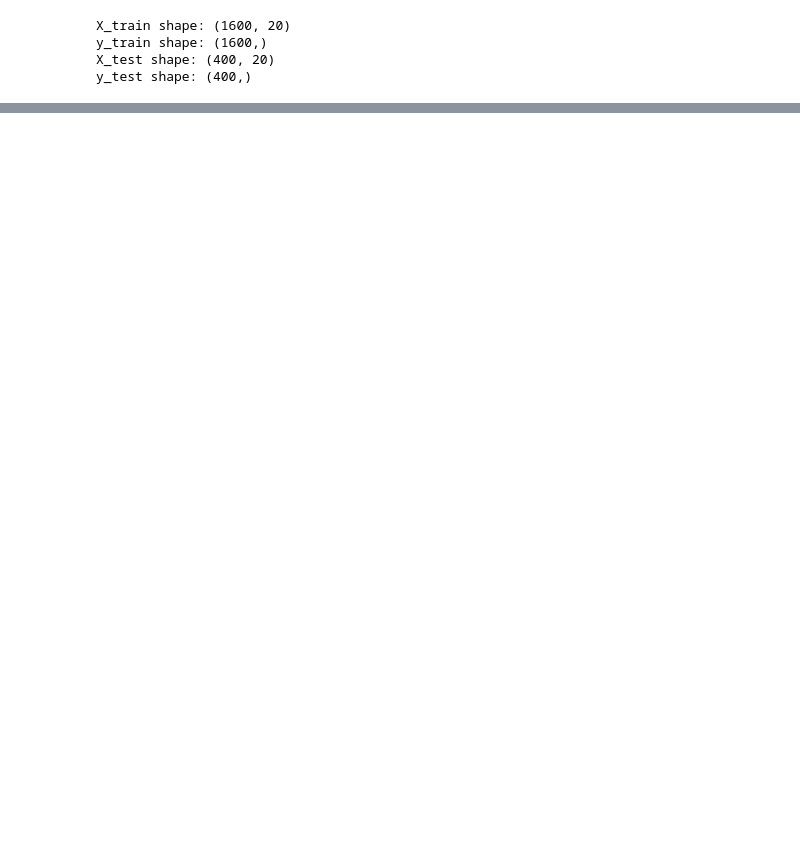
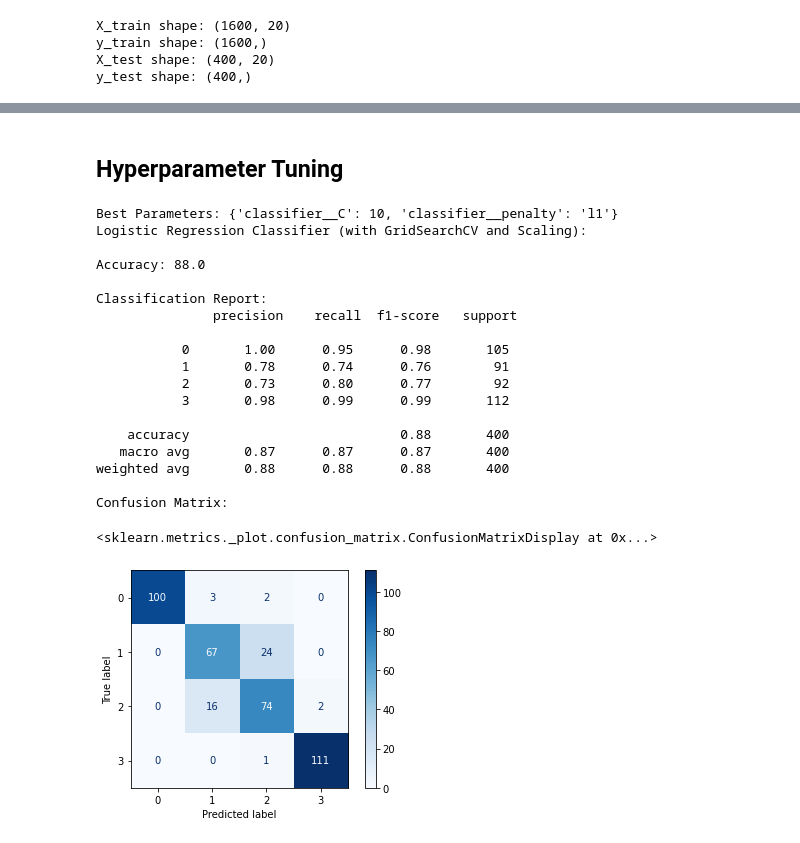
Before and after one commit to Ogutu01/Mobile-Price-Classifier, a Jupyter notebook: index.ipynb, the cells around one changed output, grey strips where cells are left out. Drawn from its saved outputs; the diff is of its cells as text; code cells hidden in the pictures; blank space fills up the shorter version.

```diff
--- a/index.ipynb
+++ b/index.ipynb
@@ -349,0 +439,68 @@ Confusion Matrix:
+# %% [markdown]
+## **Hyperparameter Tuning**
+# %%
+from sklearn.model_selection import GridSearchCV
+from sklearn.pipeline import Pipeline
+from sklearn.preprocessing import StandardScaler
+
+# Define pipeline with scaler and logistic regression
+pipeline = Pipeline([
+    ('scaler', StandardScaler()),
+    ('classifier', LogisticRegression(multi_class='ovr', solver='liblinear', random_state=42))
+])
+
+# Define parameter grid for GridSearchCV
+param_grid = {
+    'classifier__C': [0.001, 0.01, 0.1, 1, 10, 100],  # Regularization strength
+    'classifier__penalty': ['l1', 'l2']  # Penalty type
+}
+
+# Perform GridSearchCV
+grid_search = GridSearchCV(pipeline, param_grid, cv=5, scoring='accuracy')
+grid_search.fit(X_train, y_train)
+
+# Get best parameters and best estimator
+best_params = grid_search.best_params_
+best_estimator = grid_search.best_estimator_
+
+print("Best Parameters:", best_params)
+
+# Make predictions with best estimator
+y_pred = best_estimator.predict(X_test)
+
+# Evaluate the model
+accuracy = round(accuracy_score(y_test, y_pred) * 100, 2)
+classification_report_result = classification_report(y_test, y_pred)
+conf_matrix = confusion_matrix(y_test, y_pred)
+
+print("Logistic Regression Classifier (with GridSearchCV and Scaling):\n")
+print(f"Accuracy: {accuracy}")
+print("\nClassification Report:\n", classification_report_result)
+# print("Confusion Matrix:")
+# print(conf_matrix)
+
+# Display confusion matrix as a heatmap
+print("Confusion Matrix:")
+disp = ConfusionMatrixDisplay(confusion_matrix=conf_matrix, display_labels=grid_search.classes_)
+disp.plot(cmap='Blues')
+# %% [output]
+Best Parameters: {'classifier__C': 10, 'classifier__penalty': 'l1'}
+Logistic Regression Classifier (with GridSearchCV and Scaling):
+
+Accuracy: 88.0
+
+Classification Report:
+               precision    recall  f1-score   support
+
+           0       1.00      0.95      0.98       105
+           1       0.78      0.74      0.76        91
+           2       0.73      0.80      0.77        92
+           3       0.98      0.99      0.99       112
+
+    accuracy                           0.88       400
+   macro avg       0.87      0.87      0.87       400
+weighted avg       0.88      0.88      0.88       400
+
+Confusion Matrix:
+<sklearn.metrics._plot.confusion_matrix.ConfusionMatrixDisplay at 0x...>
+[figure, added]
```
Also changed, not shown: parts of 9 cells of this notebook.
